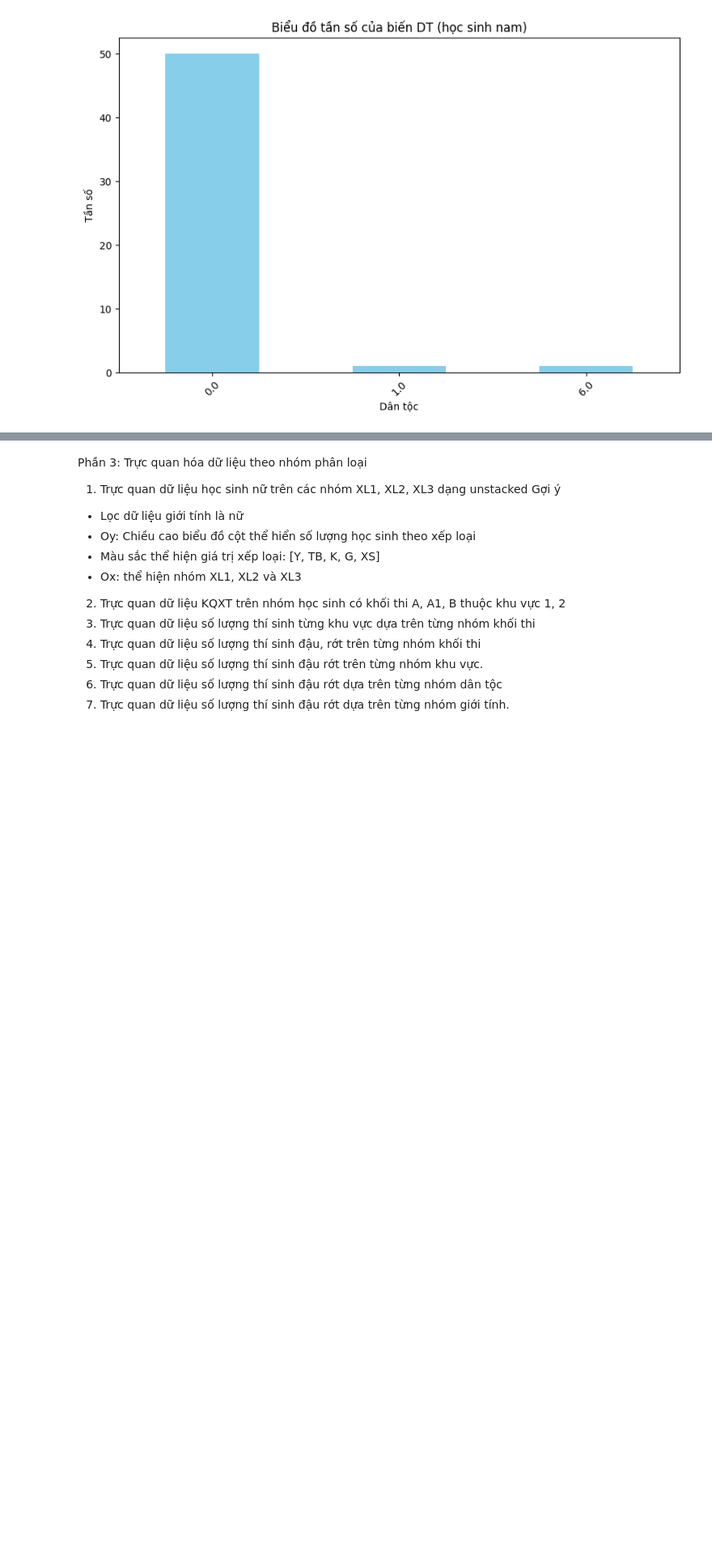
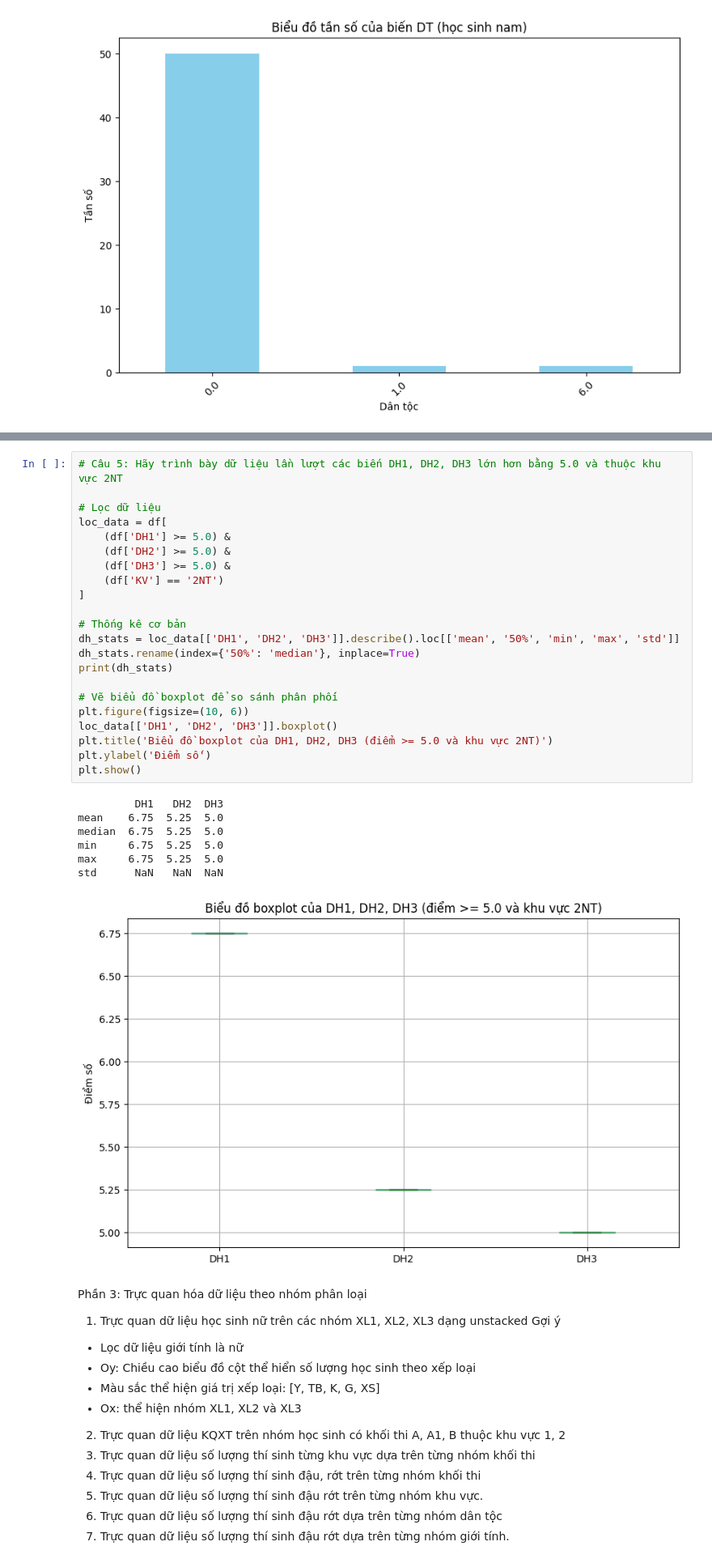
Before and after one commit to Thinh065/Thinh065-PhanTichDuLieunHocSau, a Jupyter notebook: lap2.ipynb, the cells around one changed output, grey strips where cells are left out. Shown at 81% size. Saved outputs shown, nothing was run; the diff lists cells and outputs as text; blank space fills up the shorter version.

```diff
--- a/lap2.ipynb
+++ b/lap2.ipynb
@@ -298,3 +299,33 @@ IndexError: index 0 is out of bounds for axis 0 with size 0
+# %%
+# Câu 5: Hãy trình bày dữ liệu lần lượt các biến DH1, DH2, DH3 lớn hơn bằng 5.0 và thuộc khu vực 2NT
+
+# Lọc dữ liệu
+loc_data = df[
+    (df['DH1'] >= 5.0) &
+    (df['DH2'] >= 5.0) &
+    (df['DH3'] >= 5.0) &
+    (df['KV'] == '2NT')
+]
+
+# Thống kê cơ bản
+dh_stats = loc_data[['DH1', 'DH2', 'DH3']].describe().loc[['mean', '50%', 'min', 'max', 'std']]
+dh_stats.rename(index={'50%': 'median'}, inplace=True)
+print(dh_stats)
+
+# Vẽ biểu đồ boxplot để so sánh phân phối
+plt.figure(figsize=(10, 6))
+loc_data[['DH1', 'DH2', 'DH3']].boxplot()
+plt.title('Biểu đồ boxplot của DH1, DH2, DH3 (điểm >= 5.0 và khu vực 2NT)')
+plt.ylabel('Điểm số')
+plt.show()
+# %% [output]
+         DH1   DH2  DH3
+mean    6.75  5.25  5.0
+median  6.75  5.25  5.0
+min     6.75  5.25  5.0
+max     6.75  5.25  5.0
+std      NaN   NaN  NaN
+[figure, added]
 # %% [markdown]
 Phần 3: Trực quan hóa dữ liệu theo nhóm phân loại
 1. Trực quan dữ liệu học sinh nữ trên các nhóm XL1, XL2, XL3 dạng unstacked
```
Also changed, not shown: parts of 1 cell of this notebook.
